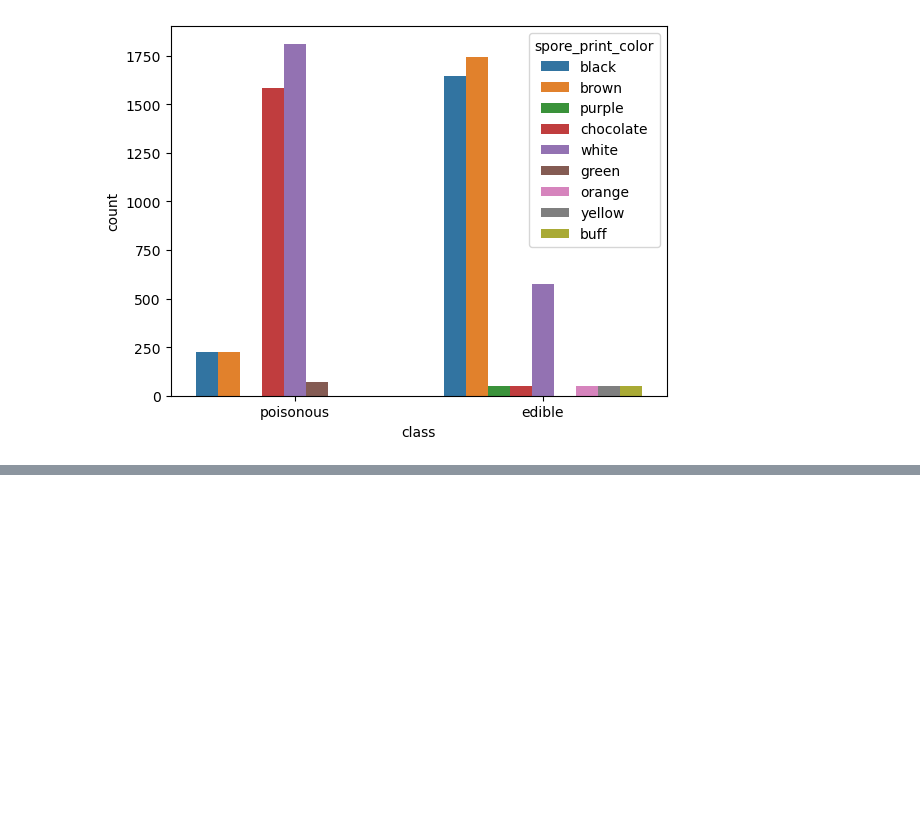
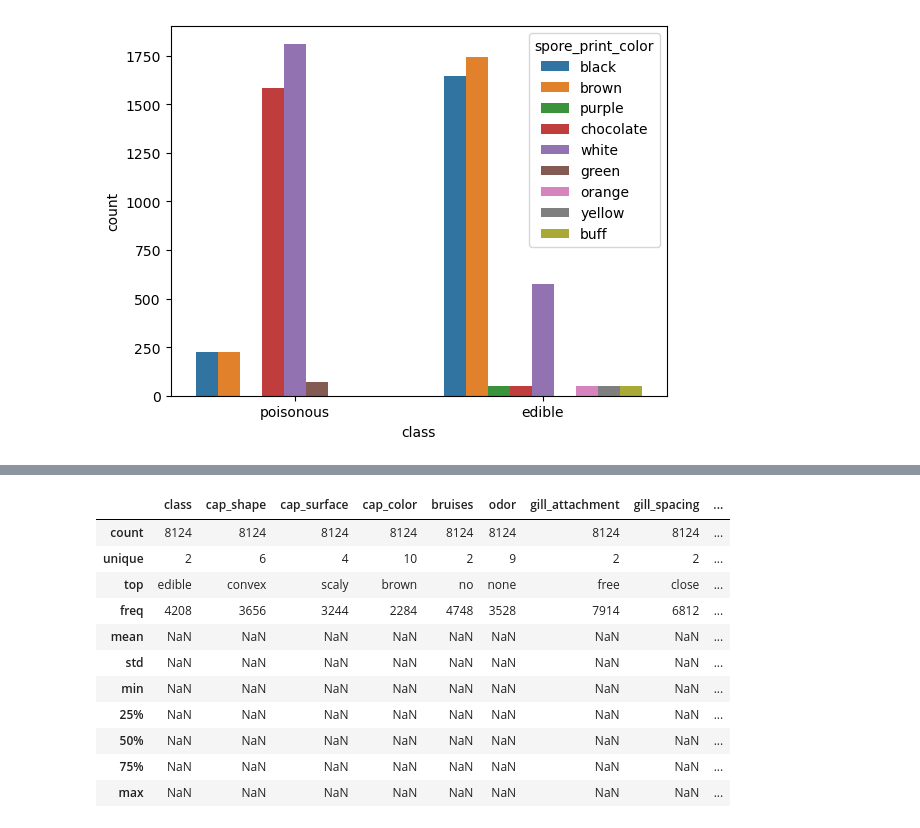
Before and after one commit to cskelly665-byte/mushroom-project, a Jupyter notebook: mushroom_analysis.ipynb, the cells around one changed output, grey strips where cells are left out. Saved outputs shown, nothing was run; the diff lists cells and outputs as text; code cells hidden in the pictures; blank space fills up the shorter version.

Commit message:
addes the frequency tables to the file

```diff
--- a/mushroom_analysis.ipynb
+++ b/mushroom_analysis.ipynb
@@ -205,0 +200,18 @@ plib.show()
+# %%
+pd.set_option('display.max_columns', None)
+pd.set_option('display.max_rows', None)
+# %%
+df.describe(include='all')
+# %% [output]
+|  | class | cap_shape | cap_surface | cap_color | bruises | odor | gill_attachment | gill_spacing | ... |
+| count | 8124 | 8124 | 8124 | 8124 | 8124 | 8124 | 8124 | 8124 | ... |
+| unique | 2 | 6 | 4 | 10 | 2 | 9 | 2 | 2 | ... |
+| top | edible | convex | scaly | brown | no | none | free | close | ... |
+| freq | 4208 | 3656 | 3244 | 2284 | 4748 | 3528 | 7914 | 6812 | ... |
+| mean | NaN | NaN | NaN | NaN | NaN | NaN | NaN | NaN | ... |
+| std | NaN | NaN | NaN | NaN | NaN | NaN | NaN | NaN | ... |
+| min | NaN | NaN | NaN | NaN | NaN | NaN | NaN | NaN | ... |
+| 25% | NaN | NaN | NaN | NaN | NaN | NaN | NaN | NaN | ... |
+| 50% | NaN | NaN | NaN | NaN | NaN | NaN | NaN | NaN | ... |
+| 75% | NaN | NaN | NaN | NaN | NaN | NaN | NaN | NaN | ... |
+| max | NaN | NaN | NaN | NaN | NaN | NaN | NaN | NaN | ... |
```
Also changed, not shown: parts of 13 cells of this notebook.
